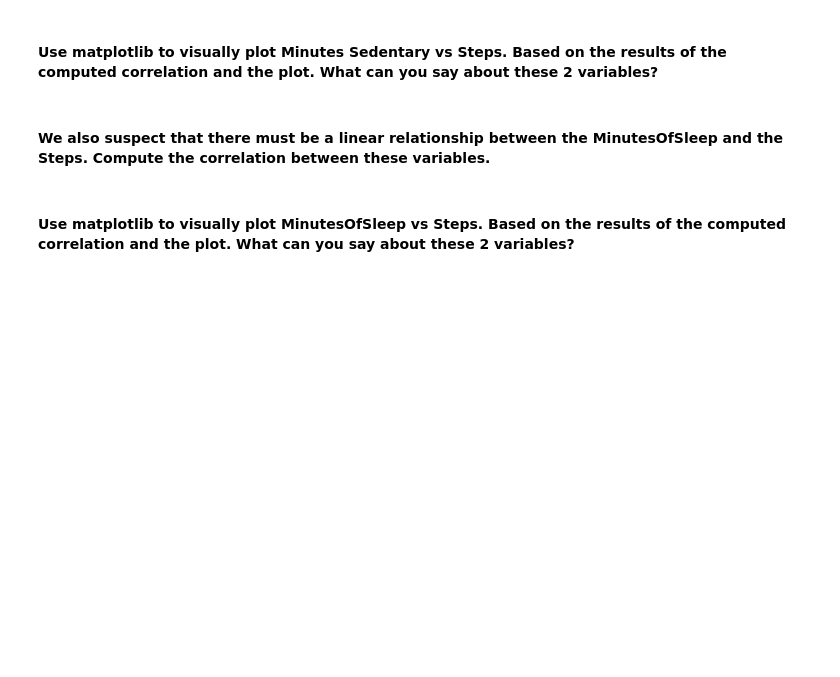
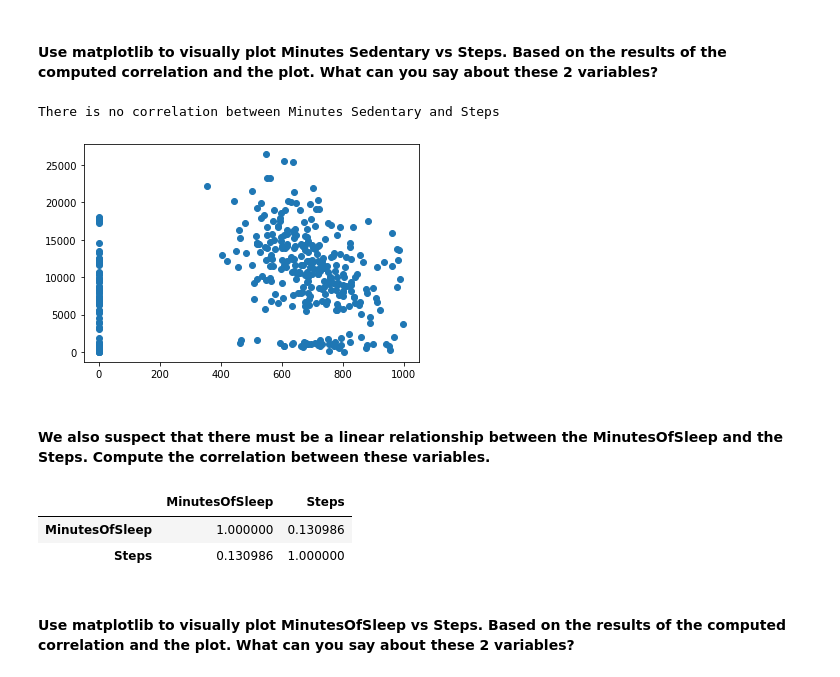
Before and after one commit to ta-data-lis/lab-pivot-table-and-correlation, a Jupyter notebook: your_code/main.ipynb, the cells around one changed output. Cells and saved outputs as stored; diff of their text form; code cells hidden in the pictures; blank space fills up the shorter version.

```diff
--- a/your_code/main.ipynb
+++ b/your_code/main.ipynb
@@ -257,6 +354,21 @@ Hint: Use Pandas functions from previous lectures.
+# %%
+# your answer here
+plt.scatter(x=fitbit['Minutes Sedentary'], y=fitbit['Steps'])
+print('There is no correlation between Minutes Sedentary and Steps')
+
+#there was suppose to be a correlation? because in the question you say "we also suspect that there must be..."
+# %% [output]
+There is no correlation between Minutes Sedentary and Steps
+[figure, added]
 # %% [markdown]
 #### We also suspect that there must be a linear relationship between the MinutesOfSleep and the Steps. Compute the correlation between these variables.
 # %%
 # your answer here
+sleep_steps = fitbit[['MinutesOfSleep', 'Steps']]
+sleep_steps.corr()
+# %% [output]
+|  | MinutesOfSleep | Steps |
+| MinutesOfSleep | 1.000000 | 0.130986 |
+| Steps | 0.130986 | 1.000000 |
 # %% [markdown]
 #### Use matplotlib to visually plot MinutesOfSleep vs Steps. Based on the results of the computed correlation and the plot. What can you say about these 2 variables?
```
Also changed, not shown: parts of 29 cells of this notebook.
